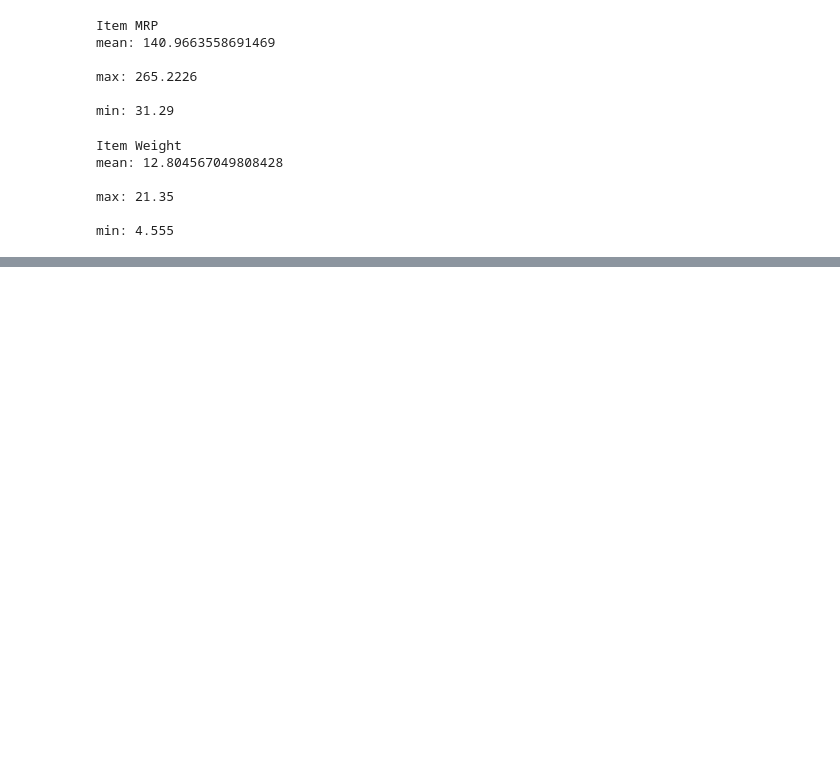
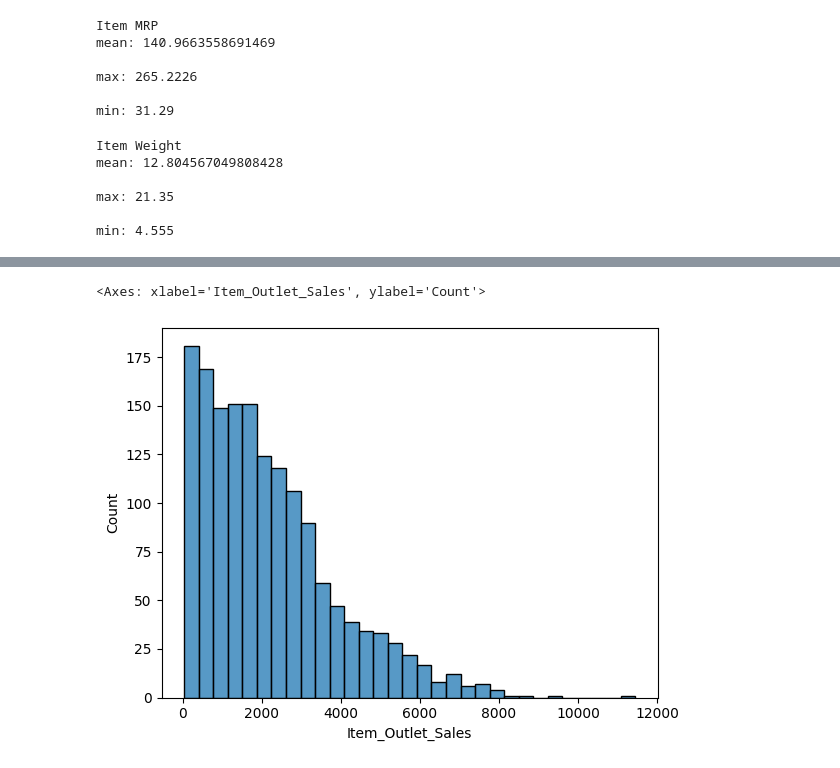
Before and after one commit to RissanX/food-sales-predicitons, a Jupyter notebook: Food_Sales_Predictions.ipynb, the cells around one changed output, grey strips where cells are left out. Cells and saved outputs as stored; diff of their text form; code cells hidden in the pictures; blank space fills up the shorter version.

```diff
--- a/Food_Sales_Predictions.ipynb
+++ b/Food_Sales_Predictions.ipynb
@@ -210,3 +210,6 @@ mean: 12.804567049808428
 max: 21.35
 
 min: 4.555
+# %%
+df['Item_Weight'].fillna(value =df['Item_Weight'].mean(),inplace=True )
+df
@@ -212,0 +252,3 @@ min: 4.555
+# %%
+numerics = ['int16', 'int32', 'int64', 'float16', 'float32', 'float64']
+num_df = df.select_dtypes(include=numerics)
@@ -212,0 +270,5 @@ min: 4.555
+# %%
+sns.histplot(data=num_df, x='Item_Outlet_Sales', y=None, hue=None,  stat='count', bins='auto')
+# %% [output]
+<Axes: xlabel='Item_Outlet_Sales', ylabel='Count'>
+[figure, added]
```
Also changed, not shown: parts of 10 cells of this notebook.
